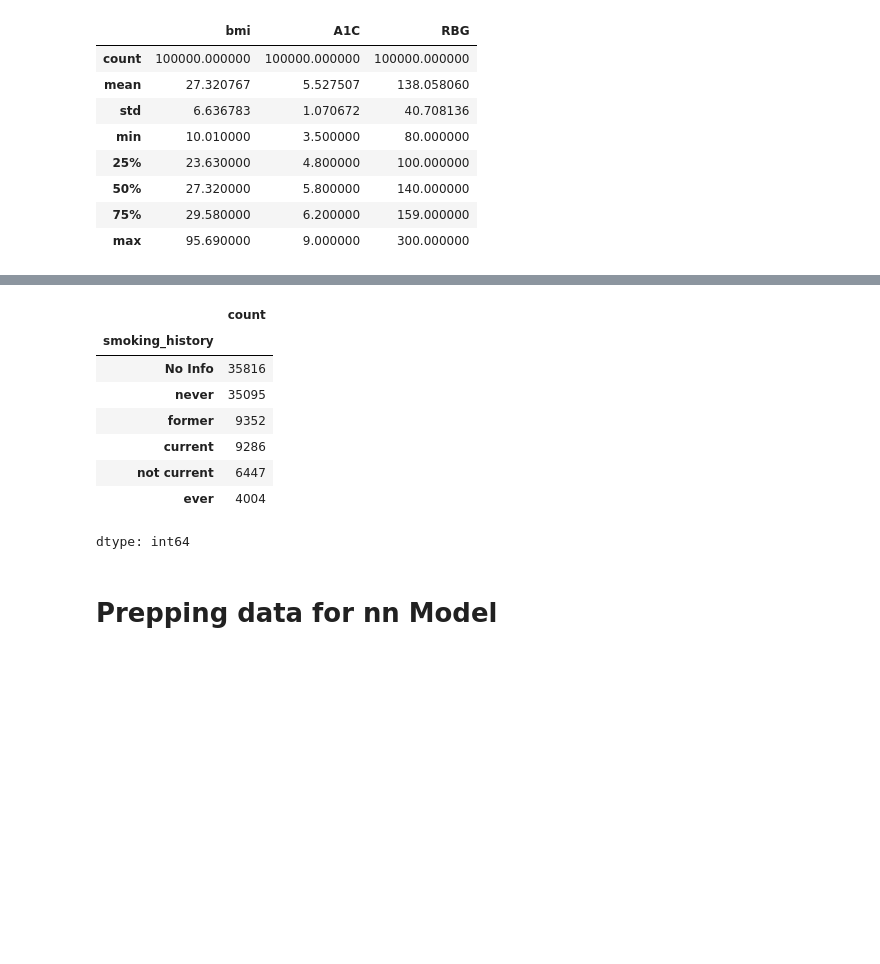
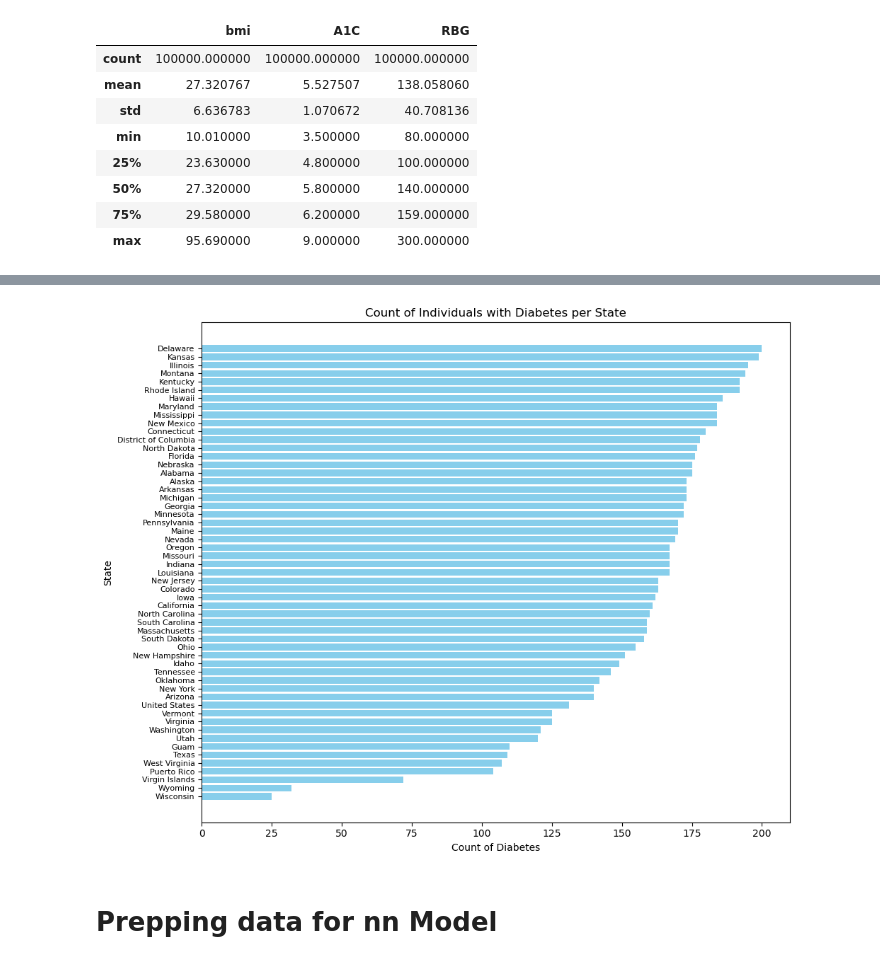
Before and after one commit to ComfyKoala/diabetes-classification, a Jupyter notebook: JV/diabetes_htn.ipynb, the cells around one changed output, grey strips where cells are left out. Drawn from its saved outputs; the diff is of its cells as text; code cells hidden in the pictures; blank space fills up the shorter version.

Commit message:
created bar graph per state in diabetes_htn.ipynb

```diff
--- a/JV/diabetes_htn.ipynb
+++ b/JV/diabetes_htn.ipynb
@@ -65,16 +64,26 @@ dtype: int64
-# %%
-dm_pd['smoking_history'].value_counts()
-# Still thinking if I should fix this column...
-# %% [output]
-|  | count |
-| smoking_history |  |
-| No Info | 35816 |
-| never | 35095 |
-| former | 9352 |
-| current | 9286 |
-| not current | 6447 |
-| ever | 4004 |
-dtype: int64
+# %%
+# Filter the DataFrame to include only rows where 'diabetes' is equal to 1
+filtered_df = dm_pd[dm_pd['diabetes'] == 1]
+
+# Group the filtered DataFrame by the 'location' column and count the occurrences of 'diabetes' for each state
+grouped_data = filtered_df.groupby('location').size().reset_index(name='count')
+
+# Sort the grouped data by the count of diabetes in ascending order
+grouped_data = grouped_data.sort_values(by='count', ascending=True)
+
+# Create a horizontal bar graph with increased spacing between bars
+plt.figure(figsize=(10, 8))
+bar_width = 0.8
+bar_positions = range(len(grouped_data['location']))
+plt.barh(bar_positions, grouped_data['count'], height=bar_width, color='skyblue')
+plt.yticks(bar_positions, grouped_data['location'], fontsize=8)  # Set y-ticks to display state names
+plt.xlabel('Count of Diabetes')
+plt.ylabel('State')
+plt.title('Count of Individuals with Diabetes per State')
+plt.tight_layout()  # Adjust layout for better spacing
+plt.show()
+# %% [output]
+[figure, added]
 # %%
 # Import our dependencies
 from sklearn.model_selection import train_test_split
```
Also changed, not shown: parts of 1 cell of this notebook.
